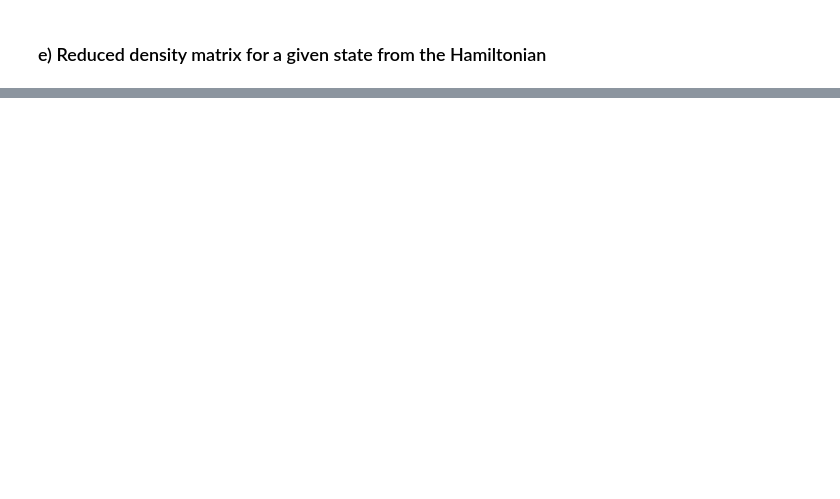
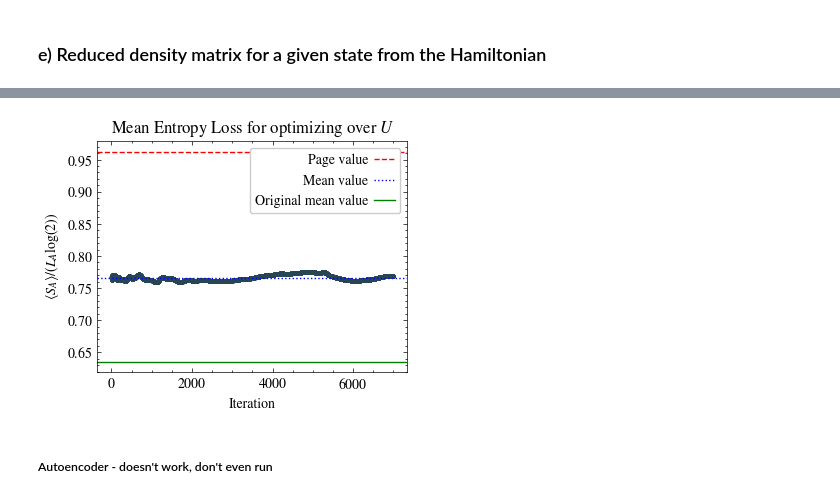
Before and after one commit to makskliczkowski/QuantumEigenSolver, a Jupyter notebook: Python/projects/2025_degenerate_entanglement/free_fermions.ipynb, the cells around one changed output, grey strips where cells are left out. Cells and saved outputs as stored; diff of their text form; code cells hidden in the pictures; blank space fills up the shorter version.

```diff
--- a/Python/projects/2025_degenerate_entanglement/free_fermions.ipynb
+++ b/Python/projects/2025_degenerate_entanglement/free_fermions.ipynb
@@ -206,0 +641,5 @@ Entropy from many-body state: 2.7534e+00
+# %%
+size_a      = n_occupation
+Z_opt, h    = train_mean_entropy(psi_mixed, order, size_a, steps=7000, lr=1e-1, use_a=False)
+U_opt       = unitary_from_Z(Z_opt)                 # gamma  \times  gamma exact unitary
+states      = psi_mixed @ U_opt                     # D  \times  gamma
@@ -206,0 +665,14 @@ Entropy from many-body state: 2.7534e+00
+# %%
+fig, ax     = Plotter.get_subplots(1, 1, sizex=4, sizey=3)
+ax[0].plot(h, 'o', markersize=2)
+ax[0].set_xlabel('Iteration')
+ax[0].set_ylabel(r'$\langle S_A \rangle / (L_A\log(2))$')
+ax[0].axhline(page_value/normlog, color='red', linestyle='--', label='Page value')
+ax[0].axhline(jnp.mean(h), color='blue', linestyle=':', label='Mean value')
+ax[0].axhline(org_average_entropy, color='green', linestyle='-', label='Original mean value')
+ax[0].set_title('Mean Entropy Loss for optimizing over $U$')
+Plotter.set_legend(ax[0], frameon=True)
+# %% [output]
+[figure, added]
+# %% [markdown]
+##### Autoencoder - doesn't work, don't even run
```
Also changed, not shown: parts of 22 cells of this notebook, 4 other files.
